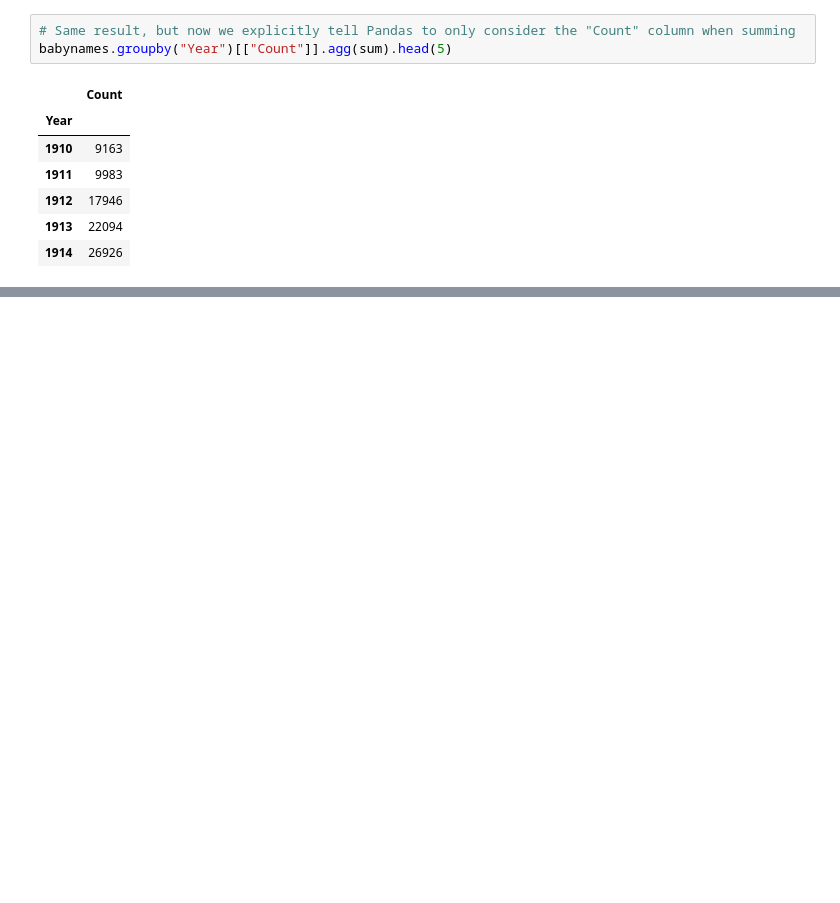
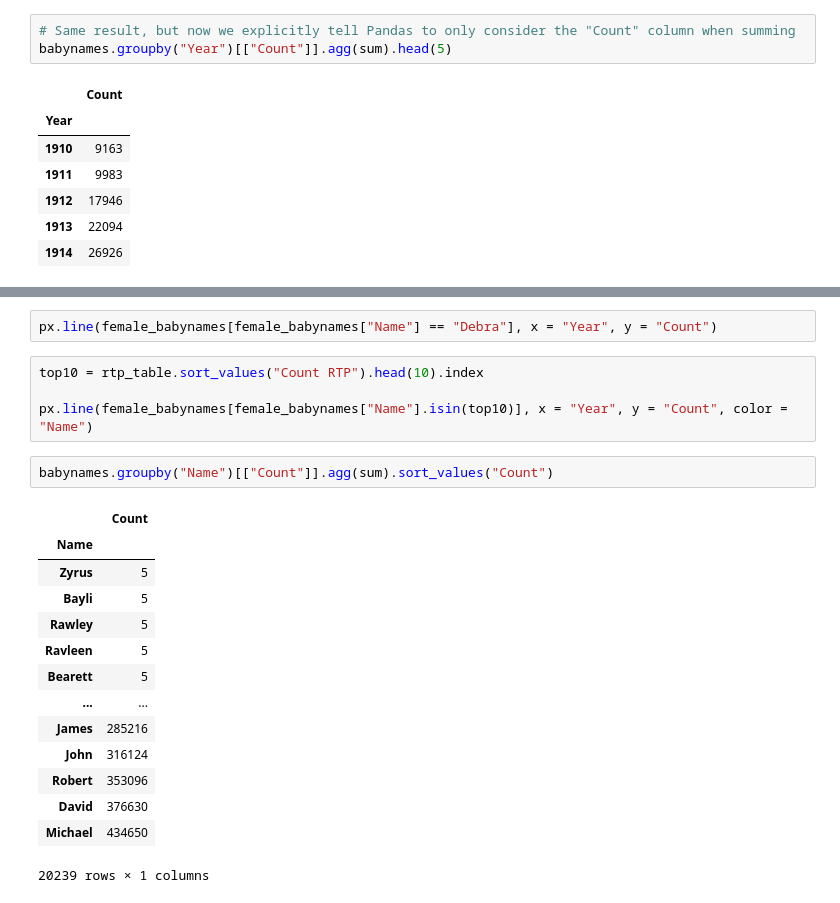
Before and after one commit to jordanarlan/UC-Berkeley-DS100, a Jupyter notebook: Week 2/Pandas II Notes.ipynb, the cells around one changed output, grey strips where cells are left out. Cells and saved outputs as stored; diff of their text form; blank space fills up the shorter version.

```diff
--- a/Week 2/Pandas II Notes.ipynb
+++ b/Week 2/Pandas II Notes.ipynb
@@ -291,0 +321,23 @@ babynames.groupby("Year")[["Count"]].agg(sum).head(5)
+# %%
+px.line(female_babynames[female_babynames["Name"] == "Debra"], x = "Year", y = "Count")
+# %%
+top10 = rtp_table.sort_values("Count RTP").head(10).index
+
+px.line(female_babynames[female_babynames["Name"].isin(top10)], x = "Year", y = "Count", color = "Name")
+# %%
+babynames.groupby("Name")[["Count"]].agg(sum).sort_values("Count")
+# %% [output]
+|  | Count |
+| Name |  |
+| Zyrus | 5 |
+| Bayli | 5 |
+| Rawley | 5 |
+| Ravleen | 5 |
+| Bearett | 5 |
+| ... | ... |
+| James | 285216 |
+| John | 316124 |
+| Robert | 353096 |
+| David | 376630 |
+| Michael | 434650 |
+20239 rows × 1 columns
```
Also changed, not shown: parts of 8 cells of this notebook, 1 other file.
